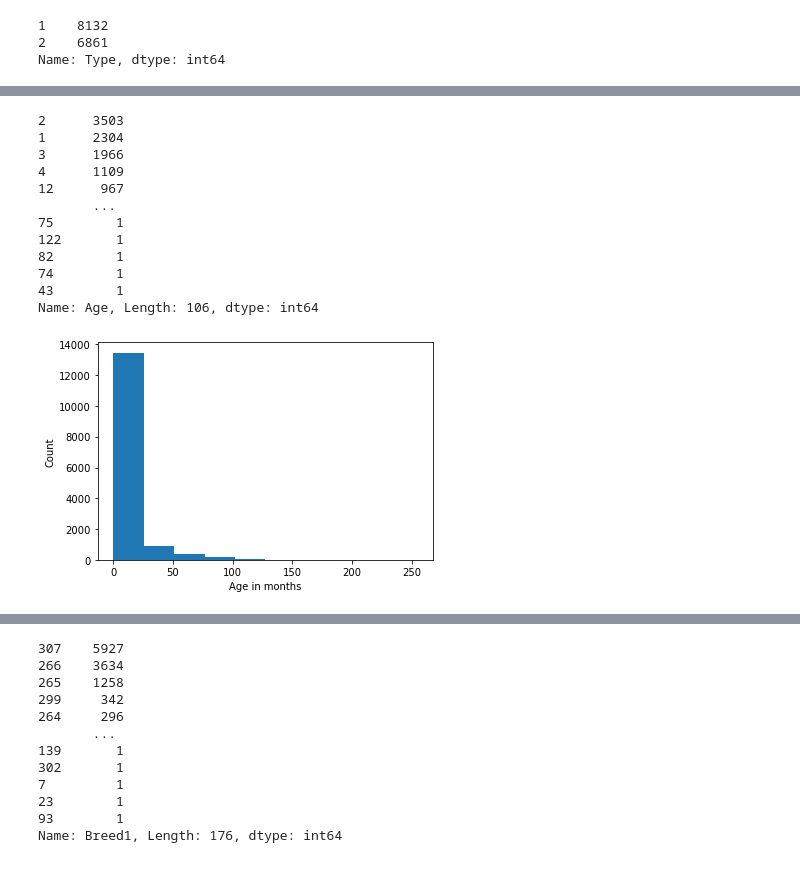
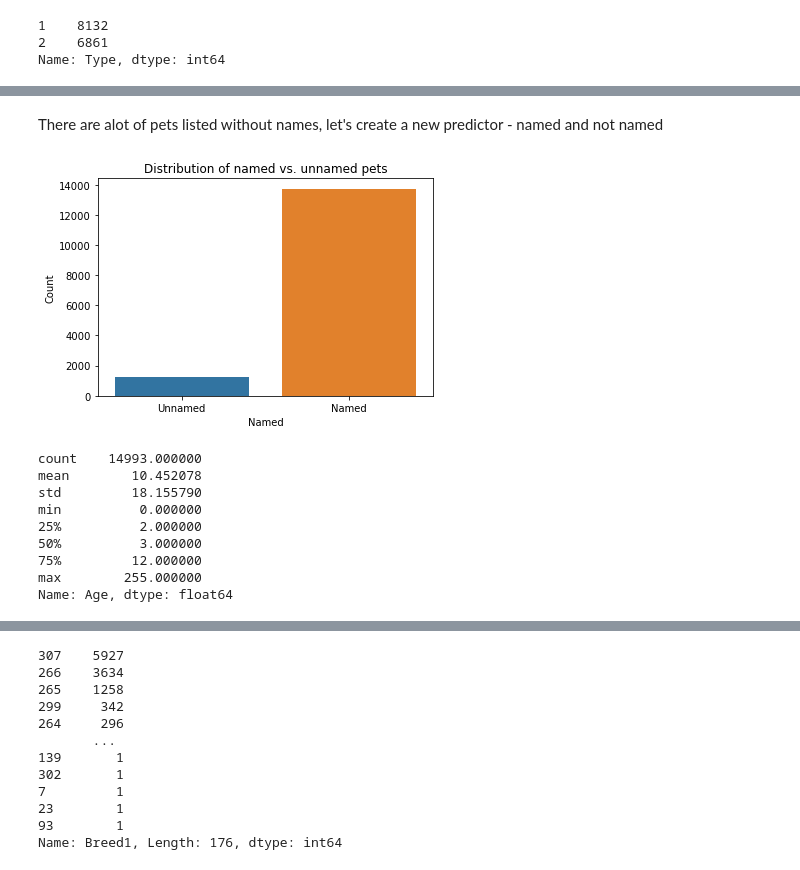
Before and after one commit to simonatso/pet-adoption, a Jupyter notebook: Data Wrangling.ipynb, the cells around one changed output, grey strips where cells are left out. Saved outputs shown, nothing was run; the diff lists cells and outputs as text; code cells hidden in the pictures.

```diff
--- a/Data Wrangling.ipynb
+++ b/Data Wrangling.ipynb
@@ -82,22 +104,23 @@ Name: Name, Length: 9060, dtype: int64
+# %% [markdown]
+There are alot of pets listed without names, let's create a new predictor - named and not named
+# %%
+data['Named'] = np.where(data.Name.isna(), 0, 1)
+ax = sns.barplot(x = 'Named', y = 'PetID', data=data.groupby(['Named']).count().reset_index())
+plt.xticks(np.arange(0,2), ["Unnamed", "Named"])
+plt.ylabel('Count')
+plt.title('Distribution of named vs. unnamed pets')
+plt.show()
+# %% [output]
+[figure, added]
 # %%
-data['Age'].value_counts()
+data.Age.describe()
 # %% [output]
-2      3503
-1      2304
-3      1966
-4      1109
-12      967
-       ...
-75        1
-122       1
-82        1
-74        1
-43        1
-Name: Age, Length: 106, dtype: int64
+count    14993.000000
+mean        10.452078
+std         18.155790
+min          0.000000
+25%          2.000000
+50%          3.000000
+75%         12.000000
+max        255.000000
+Name: Age, dtype: float64
-# %%
-plt.hist(data.Age, bins = 10)
-plt.xlabel('Age in months')
-plt.ylabel('Count')
-plt.show()
-# %% [output]
-[figure, removed]
```
Also changed, not shown: parts of 31 cells of this notebook.
